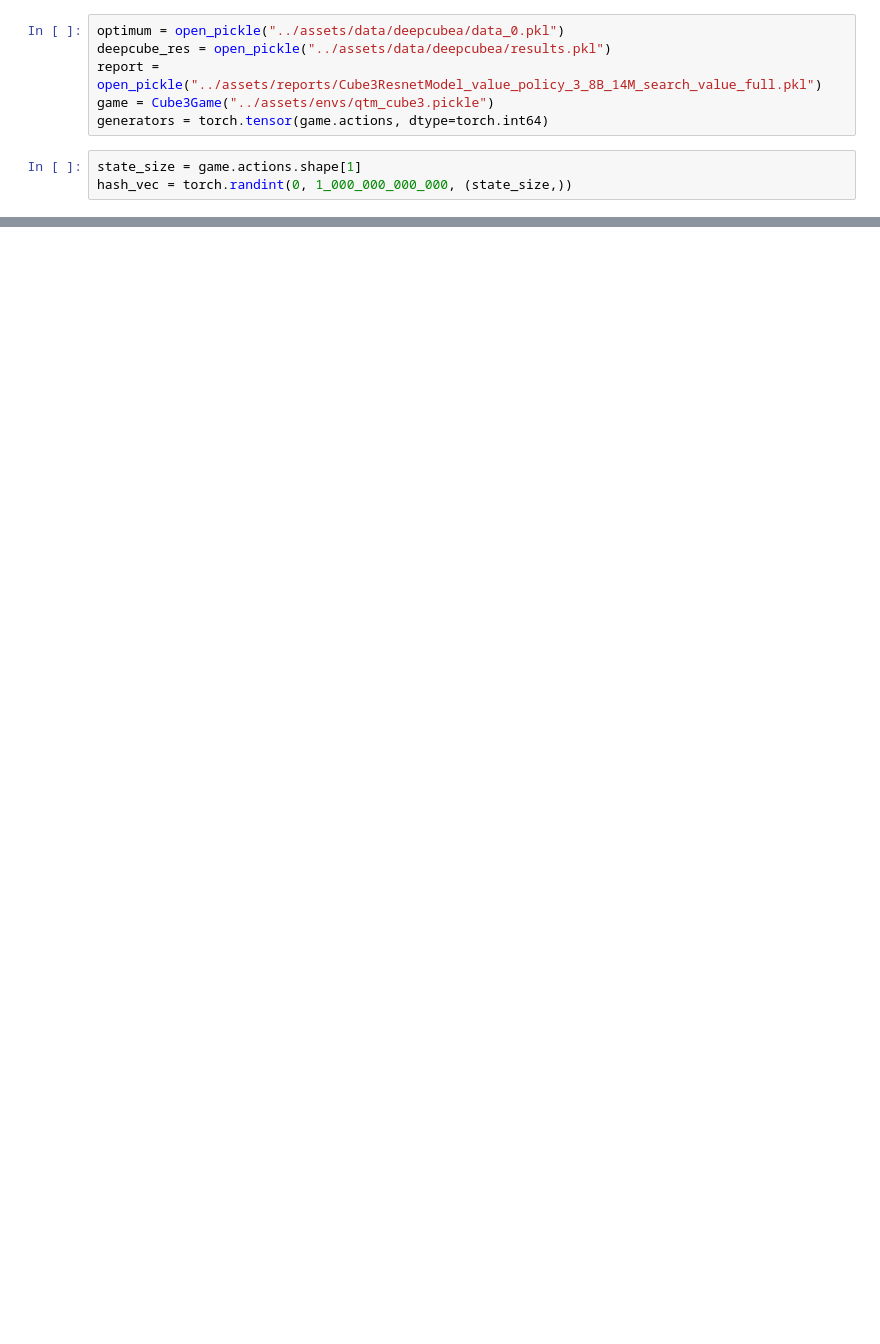
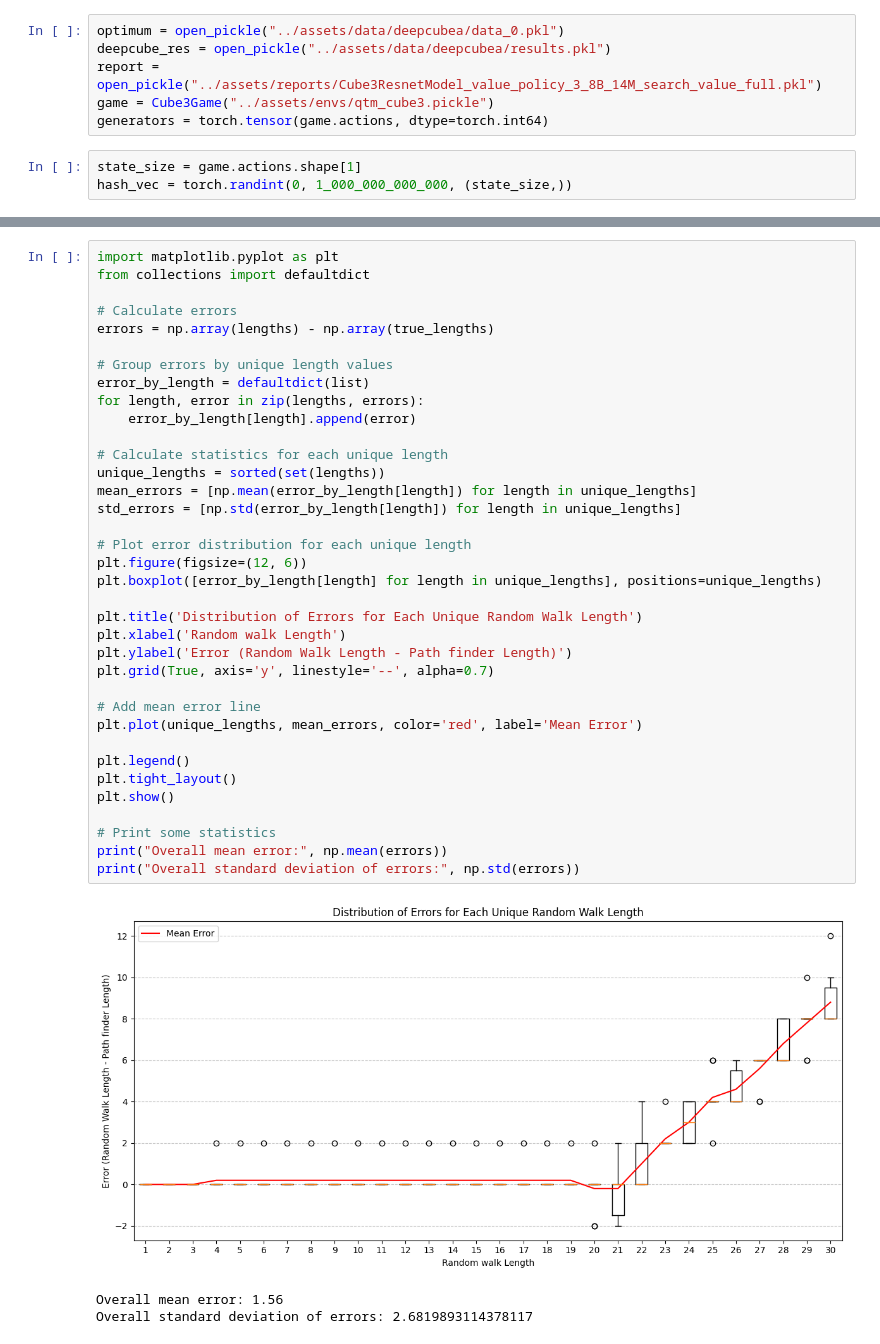
Before and after one commit to tttzof351/DeepDeepCube2, a Jupyter notebook: notebooks/custom_loss.ipynb, the cells around one changed output, grey strips where cells are left out. Saved outputs shown, nothing was run; the diff lists cells and outputs as text; blank space fills up the shorter version.

```diff
--- a/notebooks/custom_loss.ipynb
+++ b/notebooks/custom_loss.ipynb
@@ -159,0 +47,40 @@ sorted_lengths
+# %%
+import matplotlib.pyplot as plt
+from collections import defaultdict
+
+# Calculate errors
+errors = np.array(lengths) - np.array(true_lengths)
+
+# Group errors by unique length values
+error_by_length = defaultdict(list)
+for length, error in zip(lengths, errors):
+    error_by_length[length].append(error)
+
+# Calculate statistics for each unique length
+unique_lengths = sorted(set(lengths))
+mean_errors = [np.mean(error_by_length[length]) for length in unique_lengths]
+std_errors = [np.std(error_by_length[length]) for length in unique_lengths]
+
+# Plot error distribution for each unique length
+plt.figure(figsize=(12, 6))
+plt.boxplot([error_by_length[length] for length in unique_lengths], positions=unique_lengths)
+
+plt.title('Distribution of Errors for Each Unique Random Walk Length')
+plt.xlabel('Random walk Length')
+plt.ylabel('Error (Random Walk Length - Path finder Length)')
+plt.grid(True, axis='y', linestyle='--', alpha=0.7)
+
+# Add mean error line
+plt.plot(unique_lengths, mean_errors, color='red', label='Mean Error')
+
+plt.legend()
+plt.tight_layout()
+plt.show()
+
+# Print some statistics
+print("Overall mean error:", np.mean(errors))
+print("Overall standard deviation of errors:", np.std(errors))
+# %% [output]
+[figure, added]
+Overall mean error: 1.56
+Overall standard deviation of errors: 2.6819893114378117
```
Also changed, not shown: parts of 13 cells of this notebook, 4 other files.
